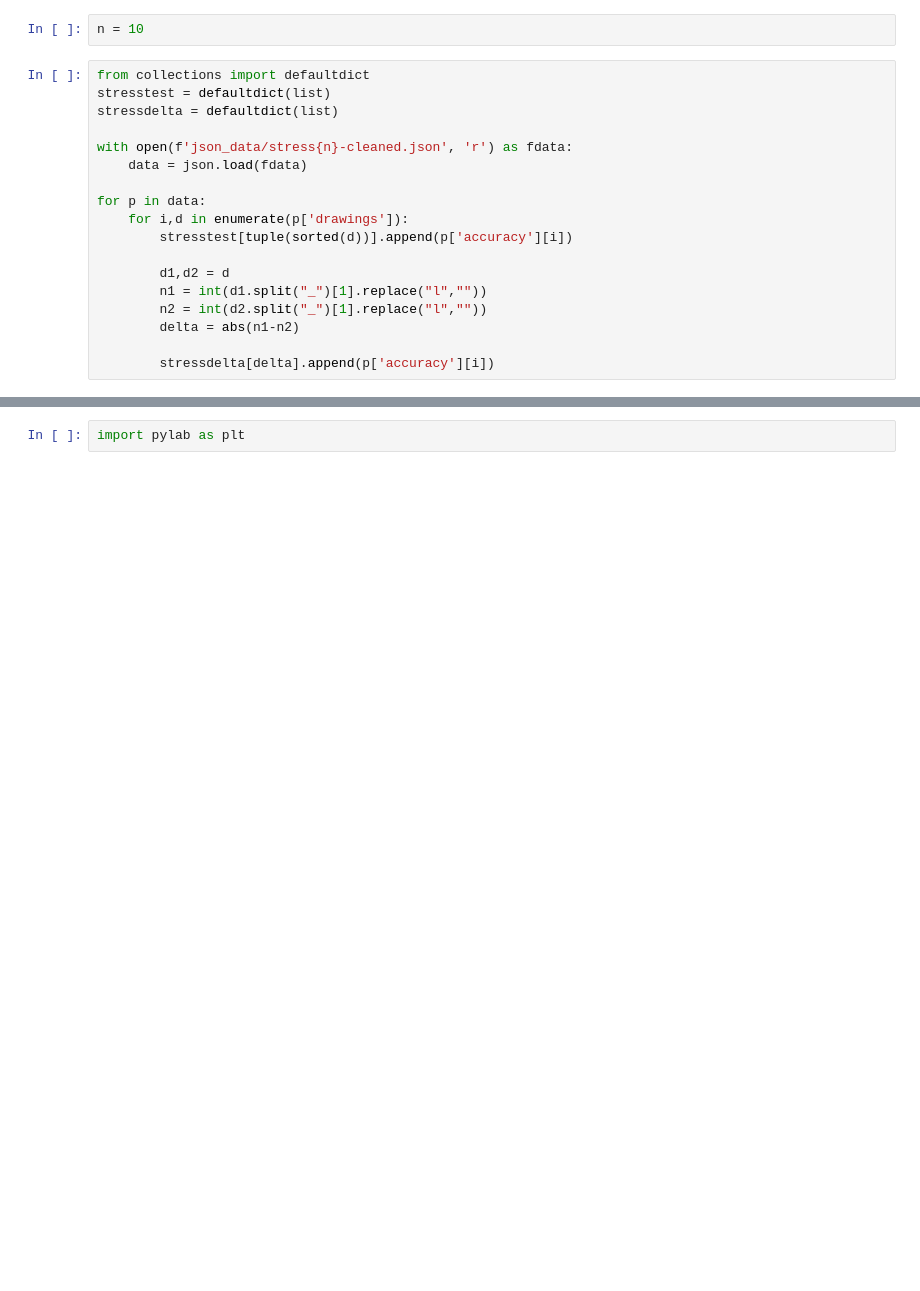
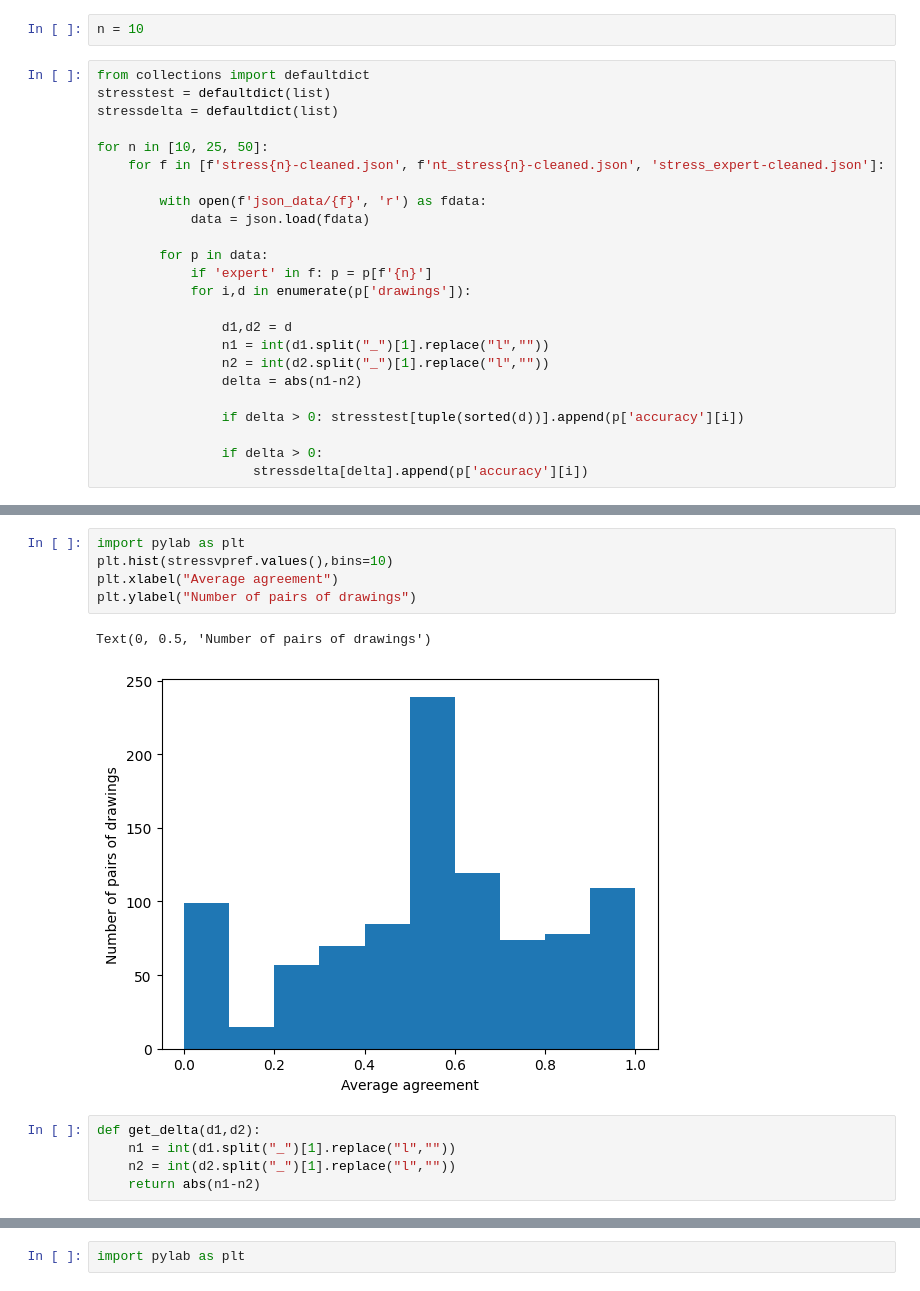
Before and after one commit to JacobLMiller/stress-preference, a Jupyter notebook: data_to_json.ipynb, the cells around one changed output, grey strips where cells are left out. Drawn from its saved outputs; the diff is of its cells as text; blank space fills up the shorter version.

```diff
--- a/data_to_json.ipynb
+++ b/data_to_json.ipynb
@@ -111,19 +122,25 @@ from collections import defaultdict
 stresstest = defaultdict(list)
 stressdelta = defaultdict(list)
 
-with open(f'json_data/stress{n}-cleaned.json', 'r') as fdata:
-    data = json.load(fdata)
+for n in [10, 25, 50]:
+    for f in [f'stress{n}-cleaned.json', f'nt_stress{n}-cleaned.json', 'stress_expert-cleaned.json']:
 
-for p in data:
-    for i,d in enumerate(p['drawings']):
-        stresstest[tuple(sorted(d))].append(p['accuracy'][i])
+        with open(f'json_data/{f}', 'r') as fdata:
+            data = json.load(fdata)
 
-        d1,d2 = d
-        n1 = int(d1.split("_")[1].replace("l",""))
-        n2 = int(d2.split("_")[1].replace("l",""))
-        delta = abs(n1-n2)
+        for p in data:
+            if 'expert' in f: p = p[f'{n}']
+            for i,d in enumerate(p['drawings']):
 
-        stressdelta[delta].append(p['accuracy'][i])
+                d1,d2 = d
+                n1 = int(d1.split("_")[1].replace("l",""))
+                n2 = int(d2.split("_")[1].replace("l",""))
+                delta = abs(n1-n2)
+
+                if delta > 0: stresstest[tuple(sorted(d))].append(p['accuracy'][i])
+
+                if delta > 0:
+                    stressdelta[delta].append(p['accuracy'][i])
 # %%
 preftest = defaultdict(list)
 prefdelta = defaultdict(list)
@@ -159,0 +211,13 @@ for k1 in stresstest.keys():
+# %%
+import pylab as plt
+plt.hist(stressvpref.values(),bins=10)
+plt.xlabel("Average agreement")
+plt.ylabel("Number of pairs of drawings")
+# %% [output]
+Text(0, 0.5, 'Number of pairs of drawings')
+[figure, added]
+# %%
+def get_delta(d1,d2):
+    n1 = int(d1.split("_")[1].replace("l",""))
+    n2 = int(d2.split("_")[1].replace("l",""))
+    return abs(n1-n2)
```
Also changed, not shown: parts of 15 cells of this notebook, 3 other files.
